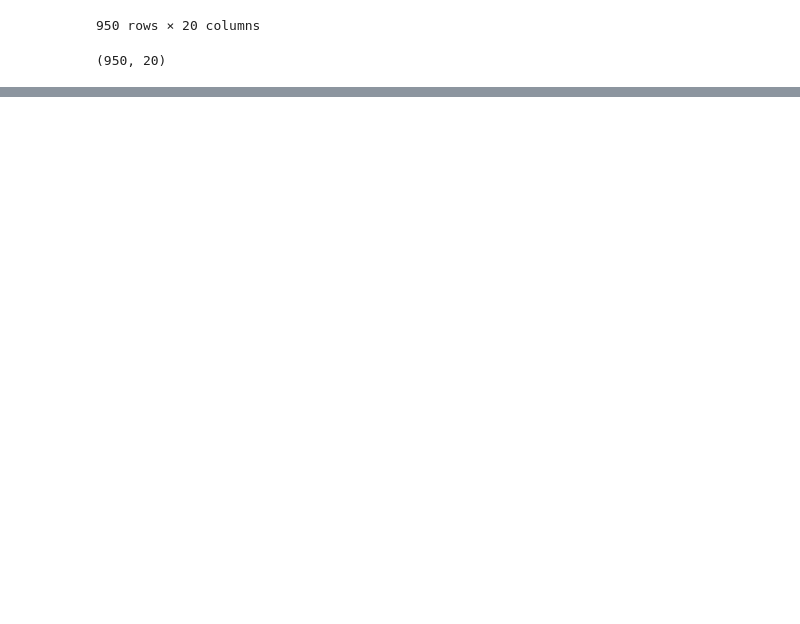
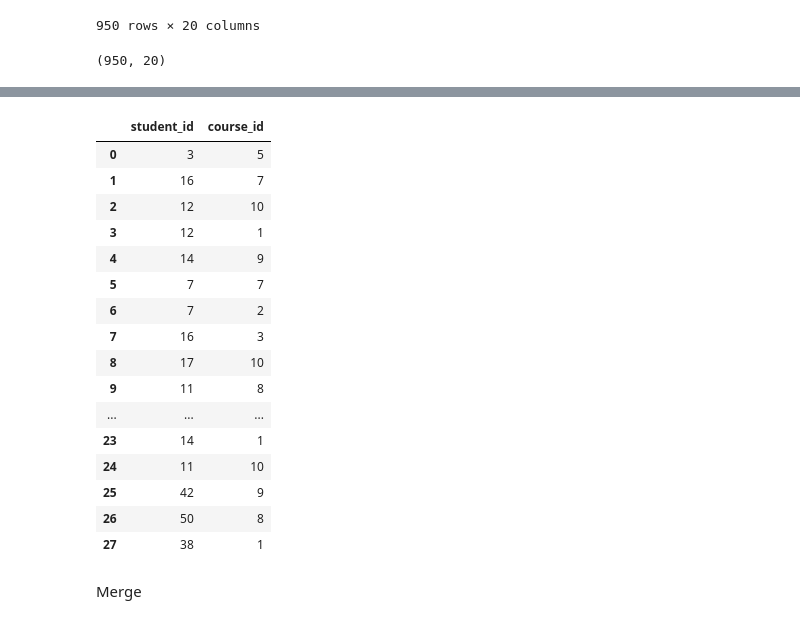
Before and after one commit to Bibhuti-MLAI/Python-Coding-Interview, a Jupyter notebook: pandas.ipynb, the cells around one changed output, grey strips where cells are left out. Saved outputs shown, nothing was run; the diff lists cells and outputs as text; code cells hidden in the pictures; blank space fills up the shorter version.

```diff
--- a/pandas.ipynb
+++ b/pandas.ipynb
@@ -1079,0 +1127,24 @@ ipl_matches.shape
+# %%
+total_students=pd.concat([reg_month1,reg_month2], keys=['nov','dec'])
+# %%
+total_students.loc['dec']
+# %% [output]
+|  | student_id | course_id |
+| 0 | 3 | 5 |
+| 1 | 16 | 7 |
+| 2 | 12 | 10 |
+| 3 | 12 | 1 |
+| 4 | 14 | 9 |
+| 5 | 7 | 7 |
+| 6 | 7 | 2 |
+| 7 | 16 | 3 |
+| 8 | 17 | 10 |
+| 9 | 11 | 8 |
+| ... | ... | ... |
+| 23 | 14 | 1 |
+| 24 | 11 | 10 |
+| 25 | 42 | 9 |
+| 26 | 50 | 8 |
+| 27 | 38 | 1 |
+# %% [markdown]
+Merge
```
Also changed, not shown: parts of 6 cells of this notebook.
